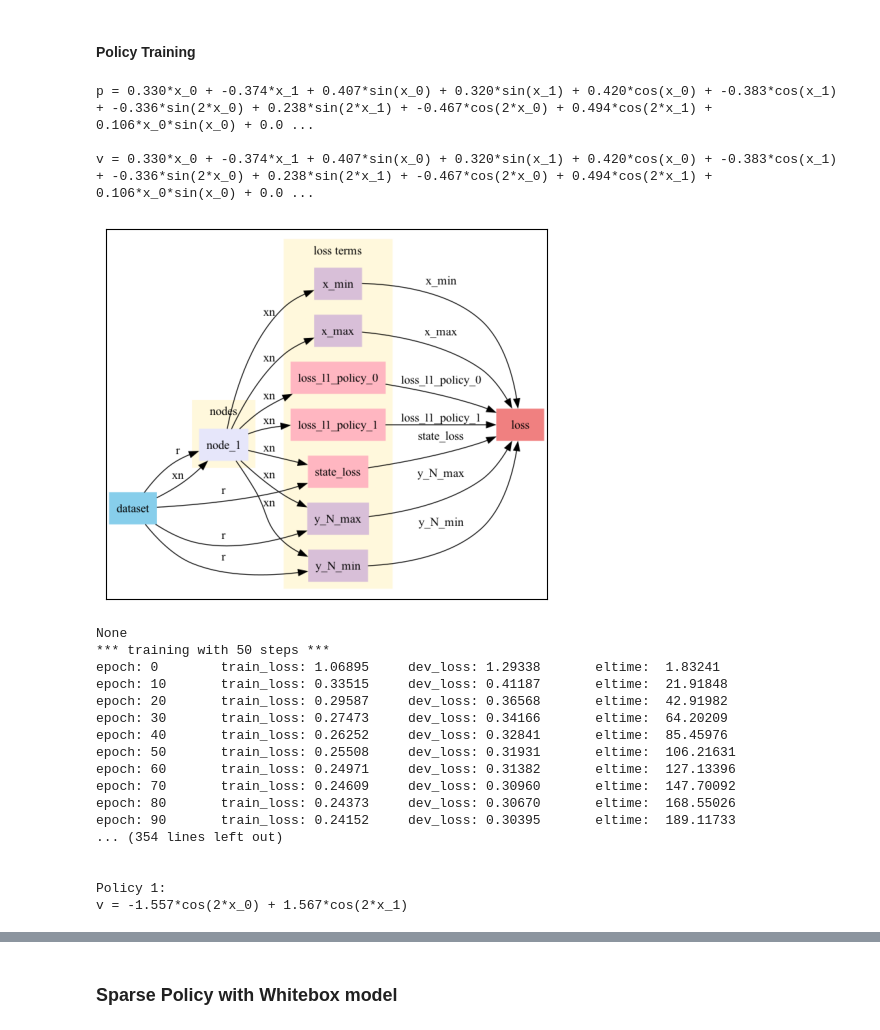
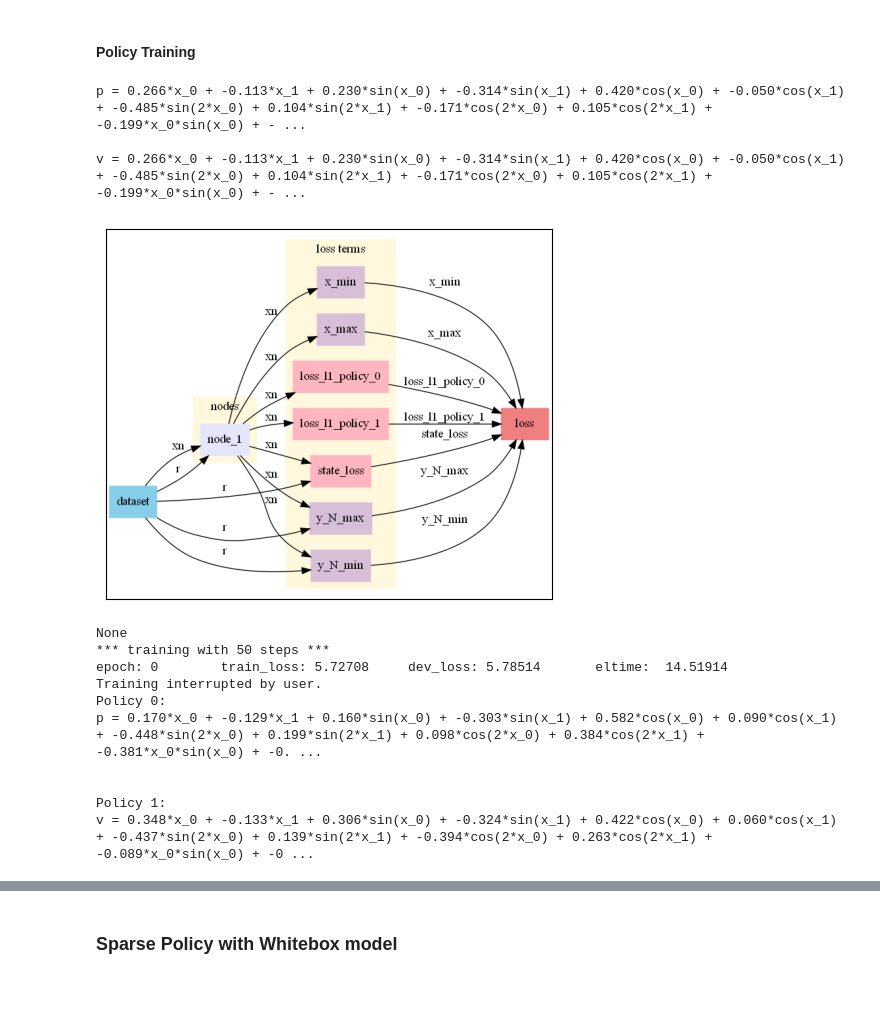
Before and after one commit to Alirezad126/SparseDPC, a Jupyter notebook: 5_Full_DPC_Fixed/TwoTank/TwoTank.ipynb, the cells around one changed output, grey strips where cells are left out. Saved outputs shown, nothing was run; the diff lists cells and outputs as text; code cells hidden in the pictures; blank space fills up the shorter version.

```diff
--- a/5_Full_DPC_Fixed/TwoTank/TwoTank.ipynb
+++ b/5_Full_DPC_Fixed/TwoTank/TwoTank.ipynb
@@ -31,7 +33,7 @@ umax = 1.
 xmin = 0.
 xmax = 1
 # %%
-fx_models = [fx_library(i, nx=nx, nu=nu) for i in range(nx)]
+fx_models = [fx_library(i, nx=nx, nu=nu, seed=12, device=device, ) for i in range(nx)]
 for fx in fx_models:
     print(fx)
 # %% [output]
@@ -273,15 +233,15 @@ train_loader, dev_loader = get_policy_data(nsteps=nsteps,
 # %%
 nsteps=50
 policies_seed = 5
-fx_policies = [fx_policy_library(nx=2, nref=1, policy_name= "p", seed=policies_seed),
-               fx_policy_library(nx=2, nref=1, policy_name= "v", seed=policies_seed)]
+fx_policies = [fx_policy_library(nx=2, nref=1, policy_name= "p", seed=policies_seed, device=device),
+               fx_policy_library(nx=2, nref=1, policy_name= "v", seed=policies_seed, device=device)]
 
 for fp in fx_policies:
     print(fp)
 # %% [output]
-p = 0.330*x_0 + -0.374*x_1 + 0.407*sin(x_0) + 0.320*sin(x_1) + 0.420*cos(x_0) + -0.383*cos(x_1) + -0.336*sin(2*x_0) + 0.238*sin(2*x_1) + -0.467*cos(2*x_0) + 0.494*cos(2*x_1) + 0.106*x_0*sin(x_0) + 0.0 ...
+p = 0.266*x_0 + -0.113*x_1 + 0.230*sin(x_0) + -0.314*sin(x_1) + 0.420*cos(x_0) + -0.050*cos(x_1) + -0.485*sin(2*x_0) + 0.104*sin(2*x_1) + -0.171*cos(2*x_0) + 0.105*cos(2*x_1) + -0.199*x_0*sin(x_0) + - ...
 
-v = 0.330*x_0 + -0.374*x_1 + 0.407*sin(x_0) + 0.320*sin(x_1) + 0.420*cos(x_0) + -0.383*cos(x_1) + -0.336*sin(2*x_0) + 0.238*sin(2*x_1) + -0.467*cos(2*x_0) + 0.494*cos(2*x_1) + 0.106*x_0*sin(x_0) + 0.0 ...
+v = 0.266*x_0 + -0.113*x_1 + 0.230*sin(x_0) + -0.314*sin(x_1) + 0.420*cos(x_0) + -0.050*cos(x_1) + -0.485*sin(2*x_0) + 0.104*sin(2*x_1) + -0.171*cos(2*x_0) + 0.105*cos(2*x_1) + -0.199*x_0*sin(x_0) + - ...
 # %%
 # ------------------------------------------------------------------ #
 # 0.  Combined policy (any #policies)
@@ -299,8 +259,8 @@ policy_node = Node(
 # build integrator node and system
 # ------------------------------------------------------------------ #
 
-euler = euler_integrator(fx_models, ts)
-x_integrator_node= Node(euler,['xn', 'u'], ['xn'], name=f"x_integrator")
+integrator_x = FullStateEulerIntegrator(fx_models, ts)
+x_integrator_node= Node(integrator_x,['xn', 'u'], ['xn'], name=f"x_integrator")
 sindy_system = System(
     [policy_node, x_integrator_node],
     nsteps=nsteps
@@ -320,7 +280,7 @@ for idx, fp in enumerate(fx_policies):
     l1_raw  = variable([x],
                        lambda y, fp=fp: torch.norm(list(fp.parameters())[0], p=1),
                        display_name=f"l1_policy{idx}")
-    l1_pen  = 0.001 * (l1_raw == 0)
+    l1_pen  = 1e-3 * (l1_raw == 0)
     l1_pen.name = f"loss_l1_policy_{idx}"
     loss_l1_policies.append(l1_pen)
 
@@ -346,51 +306,44 @@ problem.show()
 # 7.  Optimiser & trainer
 # ------------------------------------------------------------------ #
 lr         = 0.008
 optimizers = [torch.optim.AdamW(fp.parameters(), lr=lr) for fp in fx_policies]
 
 trainer_policy = SparseTrainer(
     problem     = problem,
     fx_models   = fx_policies,
     lr          = lr,
     train_data  = train_loader,
     dev_data    = dev_loader,
     optimizers  = optimizers,
     epochs      = 1200,
     train_metric='train_loss',
     eval_metric ='dev_loss',
     logger      = BasicLogger(args=None, savedir='test', verbosity=10,
                               stdout=['dev_loss', 'train_loss']),
     device      = device,
     threshold   = 0.20,
     prune_every = 100,
     threshold_mult=1.11
 )
 
 print(f"*** training with {nsteps} steps ***")
 best_state = trainer_policy.train()
 trainer_policy.model.load_state_dict(best_state)
 
 for i, fp in enumerate(fx_policies):
     print(f"Policy {i}:\n{fp}\n")
 # %% [output]
-[figure, old version]
+[figure, new version]
 None
 *** training with 50 steps ***
-epoch: 0        train_loss: 1.06895     dev_loss: 1.29338       eltime:  1.83241
-epoch: 10       train_loss: 0.33515     dev_loss: 0.41187       eltime:  21.91848
-epoch: 20       train_loss: 0.29587     dev_loss: 0.36568       eltime:  42.91982
-epoch: 30       train_loss: 0.27473     dev_loss: 0.34166       eltime:  64.20209
-epoch: 40       train_loss: 0.26252     dev_loss: 0.32841       eltime:  85.45976
-epoch: 50       train_loss: 0.25508     dev_loss: 0.31931       eltime:  106.21631
-epoch: 60       train_loss: 0.24971     dev_loss: 0.31382       eltime:  127.13396
-epoch: 70       train_loss: 0.24609     dev_loss: 0.30960       eltime:  147.70092
-epoch: 80       train_loss: 0.24373     dev_loss: 0.30670       eltime:  168.55026
-epoch: 90       train_loss: 0.24152     dev_loss: 0.30395       eltime:  189.11733
-... (354 lines left out)
+epoch: 0        train_loss: 5.72708     dev_loss: 5.78514       eltime:  14.51914
+Training interrupted by user.
+Policy 0:
+p = 0.170*x_0 + -0.129*x_1 + 0.160*sin(x_0) + -0.303*sin(x_1) + 0.582*cos(x_0) + 0.090*cos(x_1) + -0.448*sin(2*x_0) + 0.199*sin(2*x_1) + 0.098*cos(2*x_0) + 0.384*cos(2*x_1) + -0.381*x_0*sin(x_0) + -0. ...
 
 
 Policy 1:
-v = -1.557*cos(2*x_0) + 1.567*cos(2*x_1)
+v = 0.348*x_0 + -0.133*x_1 + 0.306*sin(x_0) + -0.324*sin(x_1) + 0.422*cos(x_0) + 0.060*cos(x_1) + -0.437*sin(2*x_0) + 0.139*sin(2*x_1) + -0.394*cos(2*x_0) + 0.263*cos(2*x_1) + -0.089*x_0*sin(x_0) + -0 ...
 # %%
 for fp in fx_policies:
     print(fp)
```
Also changed, not shown: parts of 10 cells of this notebook, 7 other files.
